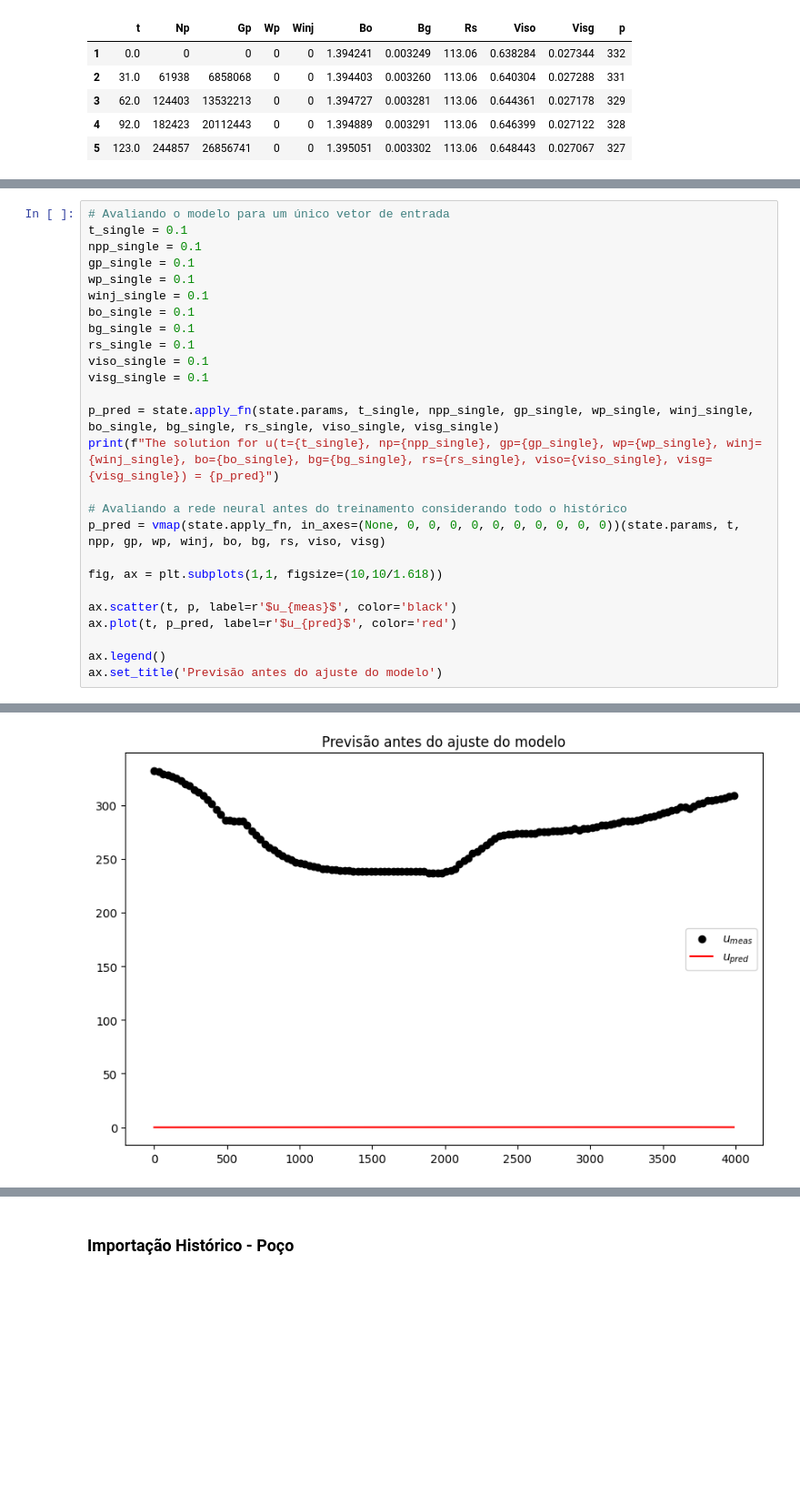
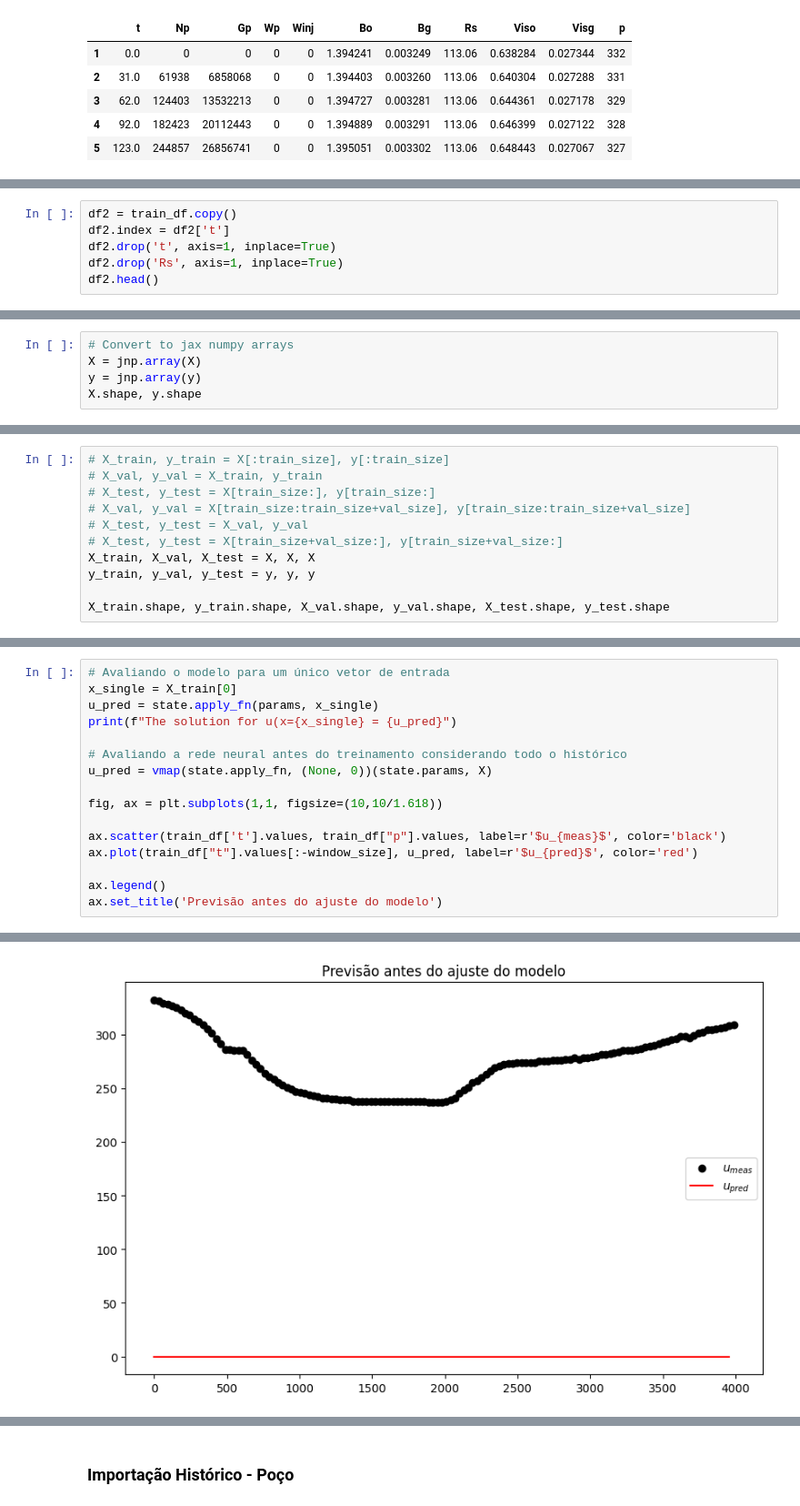
Before and after one commit to marcelogarret/projeto_mestrado, a Jupyter notebook: EBM_FIT_UNISIM_M_PINN.ipynb, the cells around one changed output, grey strips where cells are left out. Shown at 91% size. Drawn from its saved outputs; the diff is of its cells as text; blank space fills up the shorter version.

```diff
--- a/EBM_FIT_UNISIM_M_PINN.ipynb
+++ b/EBM_FIT_UNISIM_M_PINN.ipynb
@@ -479,0 +460,6 @@ train_df.head()
+# %%
+df2 = train_df.copy()
+df2.index = df2['t']
+df2.drop('t', axis=1, inplace=True)
+df2.drop('Rs', axis=1, inplace=True)
+df2.head()
@@ -479,0 +554,5 @@ train_df.head()
+# %%
+# Convert to jax numpy arrays
+X = jnp.array(X)
+y = jnp.array(y)
+X.shape, y.shape
@@ -479,0 +578,11 @@ train_df.head()
+# %%
+# X_train, y_train = X[:train_size], y[:train_size]
+# X_val, y_val = X_train, y_train
+# X_test, y_test = X[train_size:], y[train_size:]
+# X_val, y_val = X[train_size:train_size+val_size], y[train_size:train_size+val_size]
+# X_test, y_test = X_val, y_val
+# X_test, y_test = X[train_size+val_size:], y[train_size+val_size:]
+X_train, X_val, X_test = X, X, X
+y_train, y_val, y_test = y, y, y
+
+X_train.shape, y_train.shape, X_val.shape, y_val.shape, X_test.shape, y_test.shape
@@ -626,26 +721,16 @@ state.params['params']['N'], state.params['params']['Wi'], state.params['params'
 # %%
 # Avaliando o modelo para um único vetor de entrada
-t_single = 0.1
-npp_single = 0.1
-gp_single = 0.1
-wp_single = 0.1
-winj_single = 0.1
-bo_single = 0.1
-bg_single = 0.1
-rs_single = 0.1
-viso_single = 0.1
-visg_single = 0.1
-
-p_pred = state.apply_fn(state.params, t_single, npp_single, gp_single, wp_single, winj_single, bo_single, bg_single, rs_single, viso_single, visg_single)
-print(f"The solution for u(t={t_single}, np={npp_single}, gp={gp_single}, wp={wp_single}, winj={winj_single}, bo={bo_single}, bg={bg_single}, rs={rs_single}, viso={viso_single}, visg={visg_single}) = {p_pred}")
+x_single = X_train[0]
+u_pred = state.apply_fn(params, x_single)
+print(f"The solution for u(x={x_single} = {u_pred}")
 
 # Avaliando a rede neural antes do treinamento considerando todo o histórico
-p_pred = vmap(state.apply_fn, in_axes=(None, 0, 0, 0, 0, 0, 0, 0, 0, 0, 0))(state.params, t, npp, gp, wp, winj, bo, bg, rs, viso, visg)
+u_pred = vmap(state.apply_fn, (None, 0))(state.params, X)
 
 fig, ax = plt.subplots(1,1, figsize=(10,10/1.618))
 
-ax.scatter(t, p, label=r'$u_{meas}$', color='black')
-ax.plot(t, p_pred, label=r'$u_{pred}$', color='red')
+ax.scatter(train_df['t'].values, train_df["p"].values, label=r'$u_{meas}$', color='black')
+ax.plot(train_df["t"].values[:-window_size], u_pred, label=r'$u_{pred}$', color='red')
 
 ax.legend()
 ax.set_title('Previsão antes do ajuste do modelo')
@@ -654,3 +740,3 @@ The solution for u(t=0.1, np=0.1, gp=0.1, wp=0.1, winj=0.1, bo=0.1, bg=0.1, rs=0
 Text(0.5, 1.0, 'Previsão antes do ajuste do modelo')
-[figure, old version]
+[figure, new version]
 # %%
```
Also changed, not shown: parts of 69 cells of this notebook.
